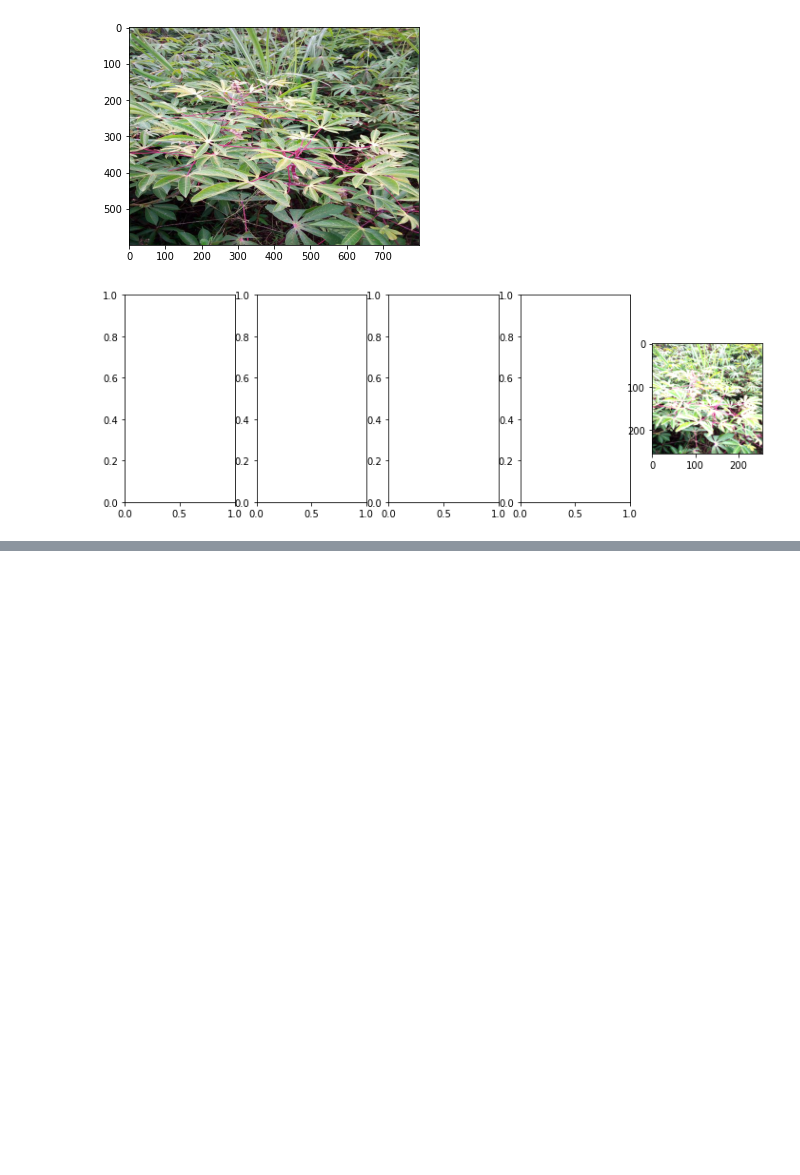
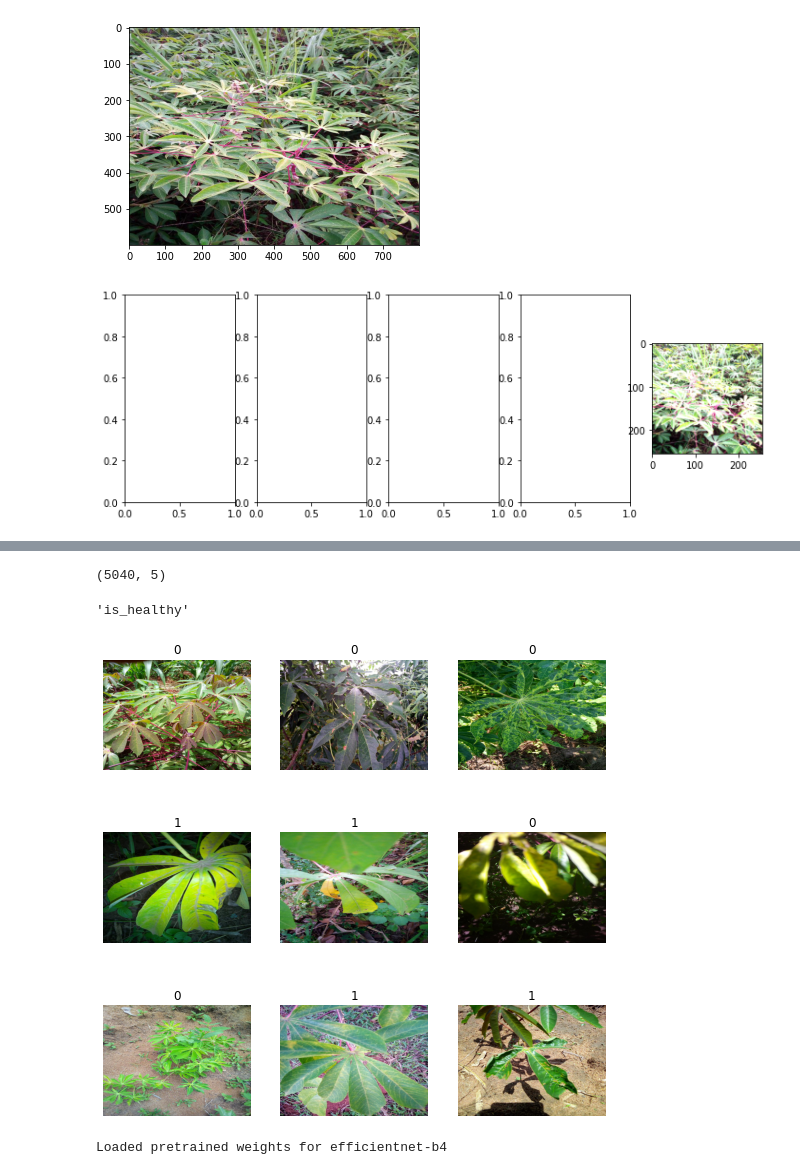
Before and after one commit to alswang18/little-cassava-ai, a Jupyter notebook: data_exploration.ipynb, the cells around one changed output, grey strips where cells are left out. Saved outputs shown, nothing was run; the diff lists cells and outputs as text; code cells hidden in the pictures; blank space fills up the shorter version.

Commit message:
set up data loaders and initial model training

```diff
--- a/data_exploration.ipynb
+++ b/data_exploration.ipynb
@@ -220,0 +252,8 @@ tfms = augment.aug_transforms(do_flip=True,
+# %%
+df.shape
+# %% [output]
+(5040, 5)
+# %%
+df.columns[4]
+# %% [output]
+'is_healthy'
@@ -220,0 +281,32 @@ tfms = augment.aug_transforms(do_flip=True,
+# %%
+from fastai.vision.all import *
+dls = ImageDataLoaders.from_df(df=df, path=Path(images_dir), cols='image', valid_pct=0.3, label_col=4, batch_tfms=Normalize.from_stats(*imagenet_stats), bs=BS, val_bs=16)
+#         .label_from_df(cols='is_healthy', label_cls=FloatList)
+#         .transform(tfms,size=SZ) #Data augmentation
+#         .databunch(bs=BS)
+#         .normalize(imagenet_stats)
+# %%
+# data.classes
+# data.show_batch(x=3, y=3, samples=)
+# def show_images(images, nmax=64):
+#     fig, ax = plt.subplots(figsize=(8, 8))
+#     ax.set_xticks([]); ax.set_yticks([])
+#     ax.imshow(make_grid((images.detach()[:nmax]), nrow=8).permute(1, 2, 0))
+# def show_batch(dl, nmax=64):
+#     for images in dl:
+#         show_images(images, nmax)
+#         break
+# show_batch(data.train)
+dls.train.show_batch()
+# %% [output]
+[figure, added]
+# %%
+from fastai.losses import CrossEntropyLossFlat
+md_ef =  EfficientNet.from_pretrained('efficientnet-b4', num_classes=1)
+
+learn = Learner(dls, md_ef, metrics = [log_loss], model_dir="models")
+# learn.model = nn.DataParallel(learn.model)
+learn.to_fp16()
+learn.unfreeze()
+# %% [output]
+Loaded pretrained weights for efficientnet-b4
```
Also changed, not shown: parts of 13 cells of this notebook.
